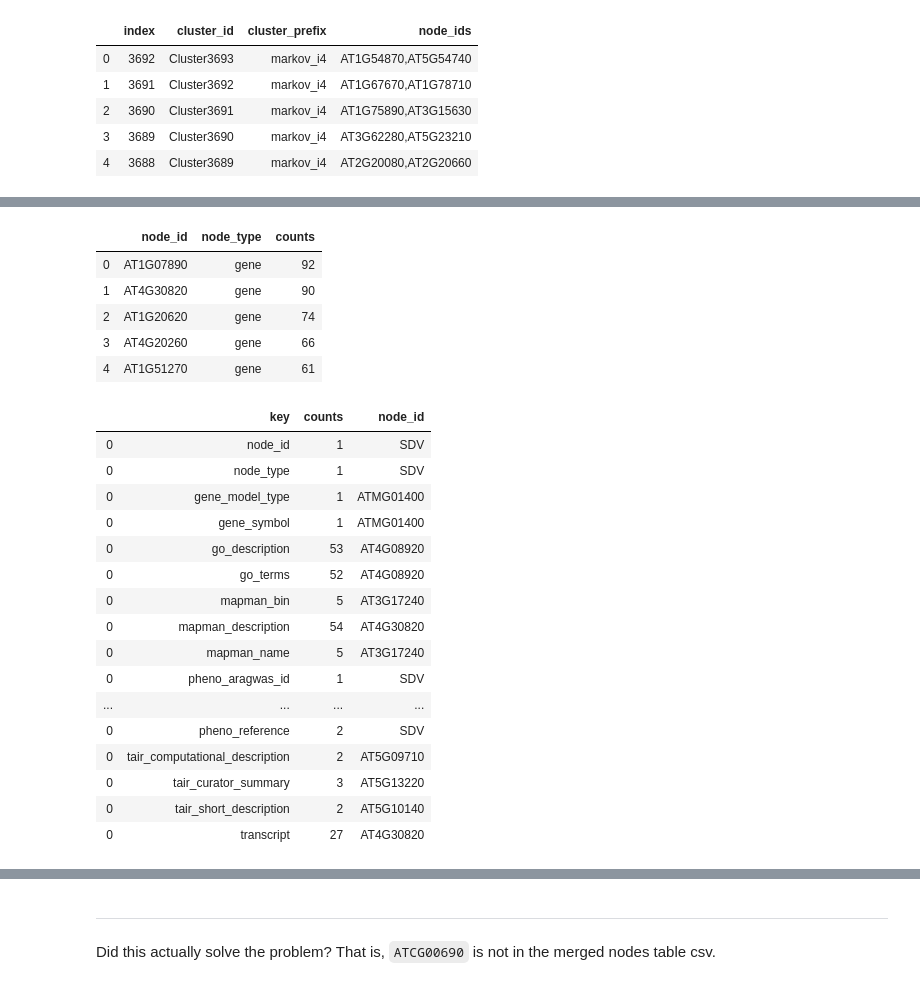
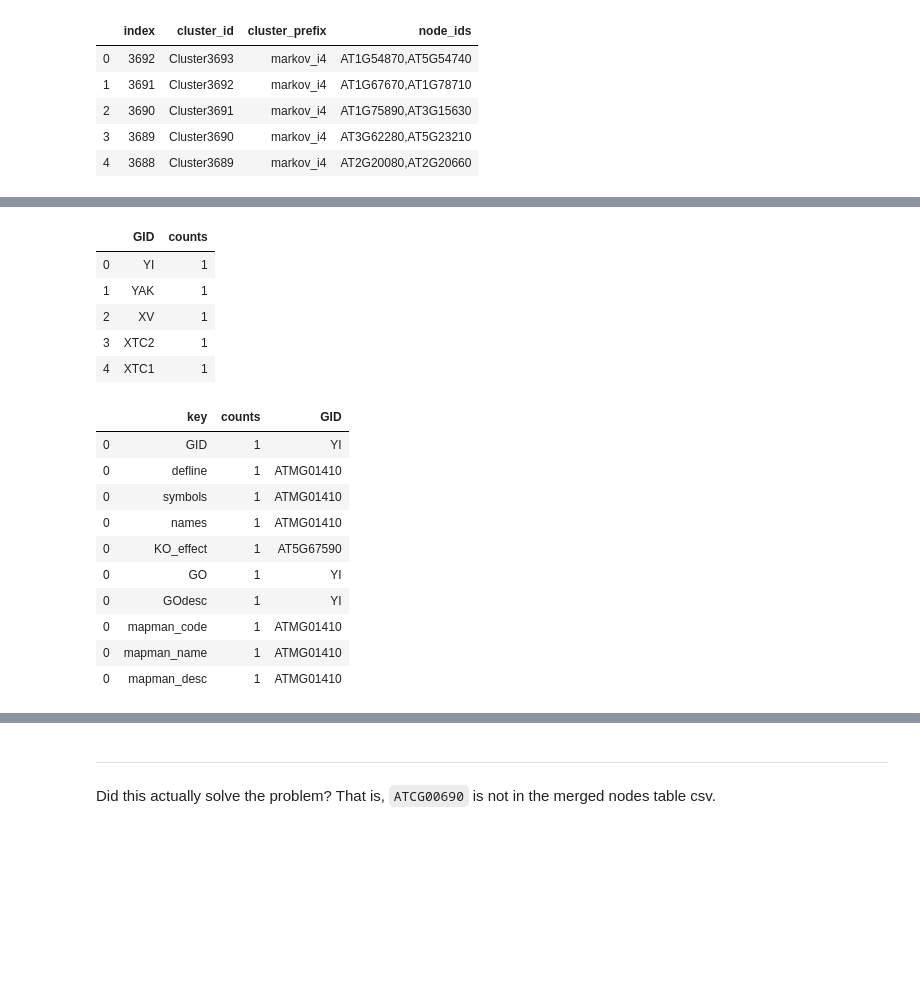
Before and after one commit to kbaseapps/kb_djornl, a Jupyter notebook: networks.ipynb, the cells around one changed output, grey strips where cells are left out. Cells and saved outputs as stored; diff of their text form; code cells hidden in the pictures; blank space fills up the shorter version.

Commit message:
Updated to use new gene metadata file.

```diff
--- a/networks.ipynb
+++ b/networks.ipynb
@@ -224,44 +153,38 @@ merge_df.to_sql("nodes_raw", con, if_exists="append")
 # %%
 # How many rows per node are there? If counts > 1 then some sort of merging is required.
 pd.read_sql("""
-SELECT node_id, node_type, COUNT(*) as counts
-    FROM nodes_raw
-    GROUP BY node_id, node_type
+SELECT "GID", COUNT(*) as counts
+    FROM nodes
+    GROUP BY "GID"
     ORDER BY count(*) DESC
     LIMIT 5
 """, con)
 # %% [output]
-|  | node_id | node_type | counts |
-| 0 | AT1G07890 | gene | 92 |
-| 1 | AT4G30820 | gene | 90 |
-| 2 | AT1G20620 | gene | 74 |
-| 3 | AT4G20260 | gene | 66 |
-| 4 | AT1G51270 | gene | 61 |
+|  | GID | counts |
+| 0 | YI | 1 |
+| 1 | YAK | 1 |
+| 2 | XV | 1 |
+| 3 | XTC2 | 1 |
+| 4 | XTC1 | 1 |
 # %%
 # if counts <= 1 for each node_id then any represenative will do
 pd.concat([pd.read_sql(f"""
 SELECT '{key}' as key,
         COUNT(DISTINCT({key})) as counts,
-        node_id
-    FROM nodes_raw
-    GROUP BY node_id
+        "GID"
+    FROM nodes
+    GROUP BY "GID"
     ORDER BY COUNT(DISTINCT({key})) DESC
-""", con).head(1) for key in columns_nodes_raw[1:]])
+""", con).head(1) for key in columns_nodes[1:]])
 # %% [output]
-|  | key | counts | node_id |
-| 0 | node_id | 1 | SDV |
-| 0 | node_type | 1 | SDV |
-| 0 | gene_model_type | 1 | ATMG01400 |
-| 0 | gene_symbol | 1 | ATMG01400 |
-| 0 | go_description | 53 | AT4G08920 |
-| 0 | go_terms | 52 | AT4G08920 |
-| 0 | mapman_bin | 5 | AT3G17240 |
-| 0 | mapman_description | 54 | AT4G30820 |
-| 0 | mapman_name | 5 | AT3G17240 |
-| 0 | pheno_aragwas_id | 1 | SDV |
-| ... | ... | ... | ... |
-| 0 | pheno_reference | 2 | SDV |
-| 0 | tair_computational_description | 2 | AT5G09710 |
-| 0 | tair_curator_summary | 3 | AT5G13220 |
-| 0 | tair_short_description | 2 | AT5G10140 |
-| 0 | transcript | 27 | AT4G30820 |
+|  | key | counts | GID |
+| 0 | GID | 1 | YI |
+| 0 | defline | 1 | ATMG01410 |
+| 0 | symbols | 1 | ATMG01410 |
+| 0 | names | 1 | ATMG01410 |
+| 0 | KO_effect | 1 | AT5G67590 |
+| 0 | GO | 1 | YI |
+| 0 | GOdesc | 1 | YI |
+| 0 | mapman_code | 1 | ATMG01410 |
+| 0 | mapman_name | 1 | ATMG01410 |
+| 0 | mapman_desc | 1 | ATMG01410 |
```
Also changed, not shown: parts of 38 cells of this notebook, 1 other file.
